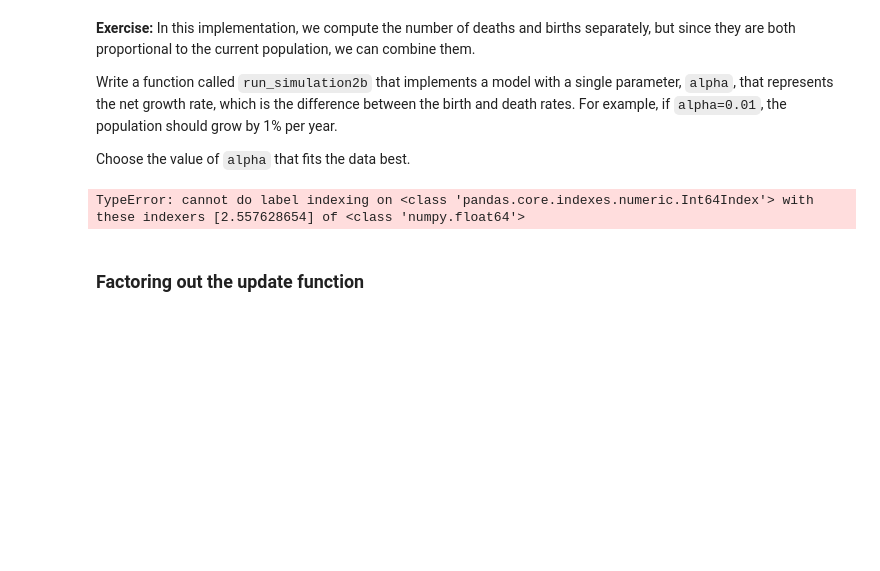
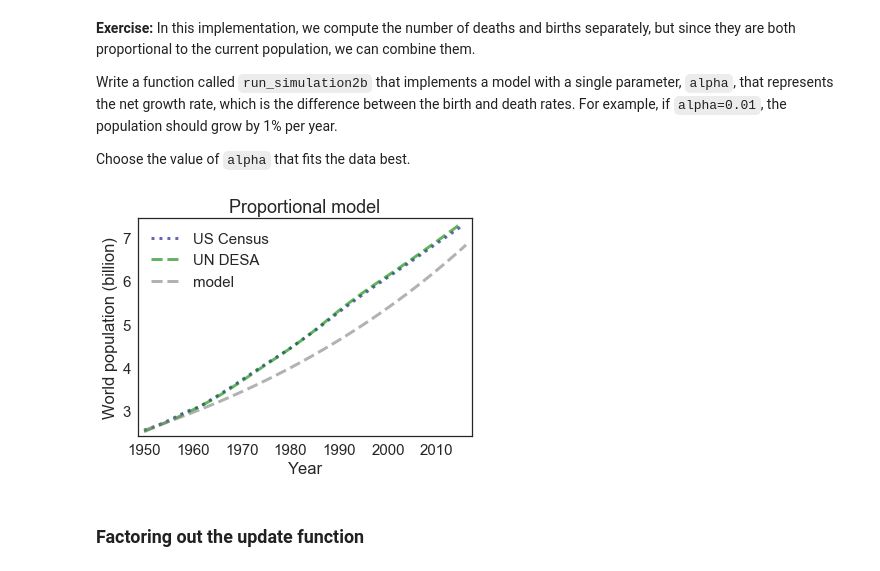
Before and after one commit to hadleigh-000/ModSimPy, a Jupyter notebook: code/chap03mine.ipynb, the cells around one changed output. Saved outputs shown, nothing was run; the diff lists cells and outputs as text; code cells hidden in the pictures; blank space fills up the shorter version.

```diff
--- a/code/chap03mine.ipynb
+++ b/code/chap03mine.ipynb
@@ -494,21 +494,22 @@ Write a function called `run_simulation2b` that implements a model with a single
 
 Choose the value of `alpha` that fits the data best.
 # %%
-system.alpha = .01
+
 
 def run_simulation2b(system):
         results= TimeSeries()
         results[system.t0] = system.p0
-        for t in linrange(system.p0, system.t_end):
-            growth = results[t] * system.alpha
-            results[t+1]= results[t] + growth
+        for t in linrange(system.t0, system.t_end):
+            net_growth = results[t] * system.alpha
+            results[t+1]= results[t] + net_growth
         system.results = results
+
+system.alpha = .015
 # %%
 run_simulation2b(system)
-
-plot_system(system, title = 'population growth')
+plot_results(system, title='Proportional model')
 # %% [output]
-TypeError: cannot do label indexing on <class 'pandas.core.indexes.numeric.Int64Index'> with these indexers [2.557628654] of <class 'numpy.float64'>
+[figure, added]
 # %% [markdown]
 ### Factoring out the update function
 # %% [markdown]
```
Also changed, not shown: parts of 5 cells of this notebook.
